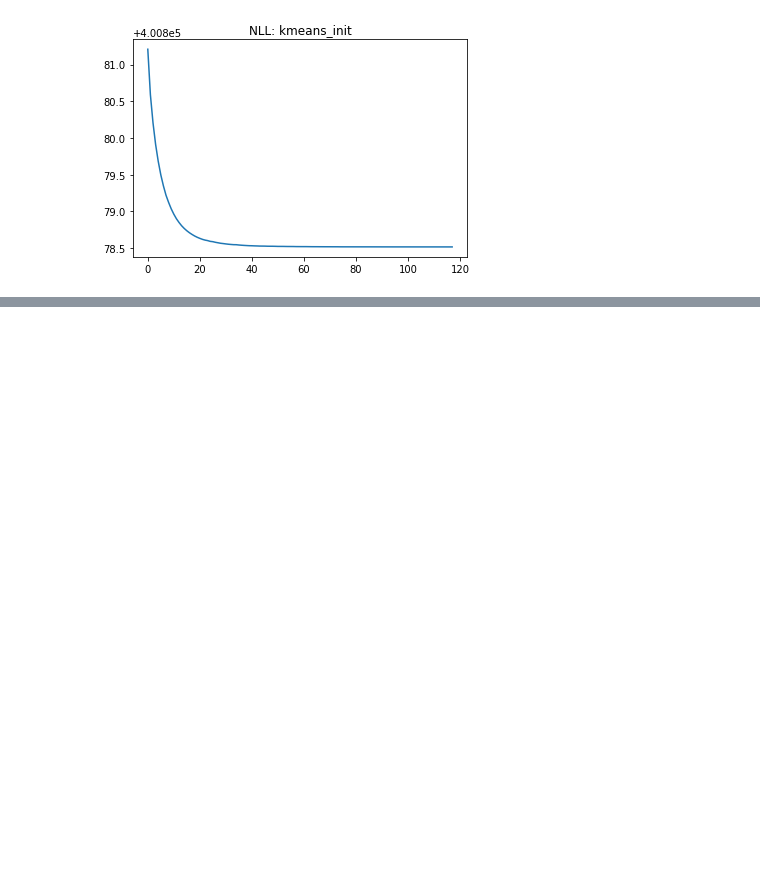
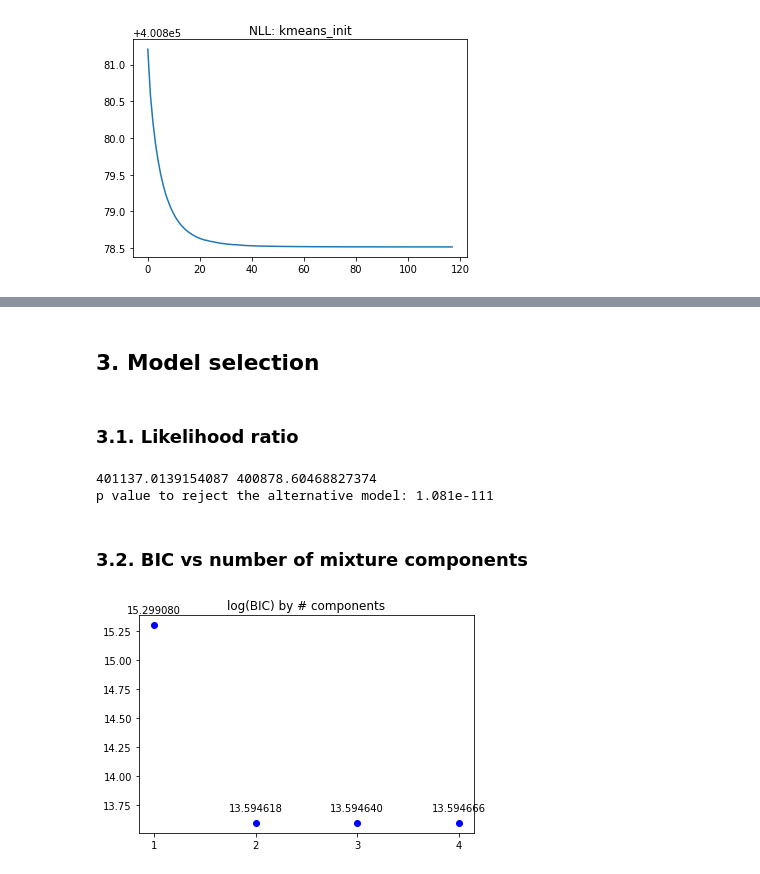
Before and after one commit to StatBiomed/BBMix, a Jupyter notebook: examples/MixtureOfBetaBin_example.ipynb, the cells around one changed output, grey strips where cells are left out. Saved outputs shown, nothing was run; the diff lists cells and outputs as text; code cells hidden in the pictures; blank space fills up the shorter version.

```diff
--- a/examples/MixtureOfBetaBin_example.ipynb
+++ b/examples/MixtureOfBetaBin_example.ipynb
@@ -226,0 +250,2 @@ Final training loss: 400878.5160582678
+# %% [markdown]
+## 3. Model selection
@@ -226,0 +254,2 @@ Final training loss: 400878.5160582678
+# %% [markdown]
+### 3.1. Likelihood ratio
@@ -226,0 +262,33 @@ Final training loss: 400878.5160582678
+# %%
+## alternative model 2 components VS null model 1 component
+
+print(em_mbb1.losses[-1], em_mbb2.losses[-1])
+
+p_val = bbmix.models.LR_test(em_mbb1.losses[-1] - em_mbb2.losses[-1], df = 3)
+print("p value to reject the alternative model: %.3e" %(p_val))
+# %% [output]
+401137.0139154087 400878.60468827374
+p value to reject the alternative model: 1.081e-111
+# %% [markdown]
+### 3.2. BIC vs number of mixture components
+# %%
+## A BIC plot vs n_components would be more commonly used in model selection
+BICs, n_components = [], list(range(1,5))
+for n_cmpts in n_components:
+    em_mbb = MixtureBetaBinomial(n_components=n_cmpts,
+                                 max_m_step_iter=250,
+                                 tor=1e-2) #lenient tolerant for many tests
+    em_mbb.EM((ys, ns), max_iters=500, init_method="mixbin", early_stop=True)
+    BICs.append(em_mbb.model_scores["BIC"])
+# %%
+BICs = np.array(BICs)
+fig = plt.figure()
+ax = fig.add_subplot(111)
+plt.plot(n_components, np.log(BICs), 'bo')
+plt.xticks(range(1, len(n_components)+1), n_components)
+for i, v in enumerate(np.log(BICs), 1):
+    ax.text(i, v+1e-1, "%f" %v, ha="center")
+plt.title("log(BIC) by # components")
+plt.show()
+# %% [output]
+[figure, added]
```
Also changed, not shown: parts of 20 cells of this notebook, 1 other file.
